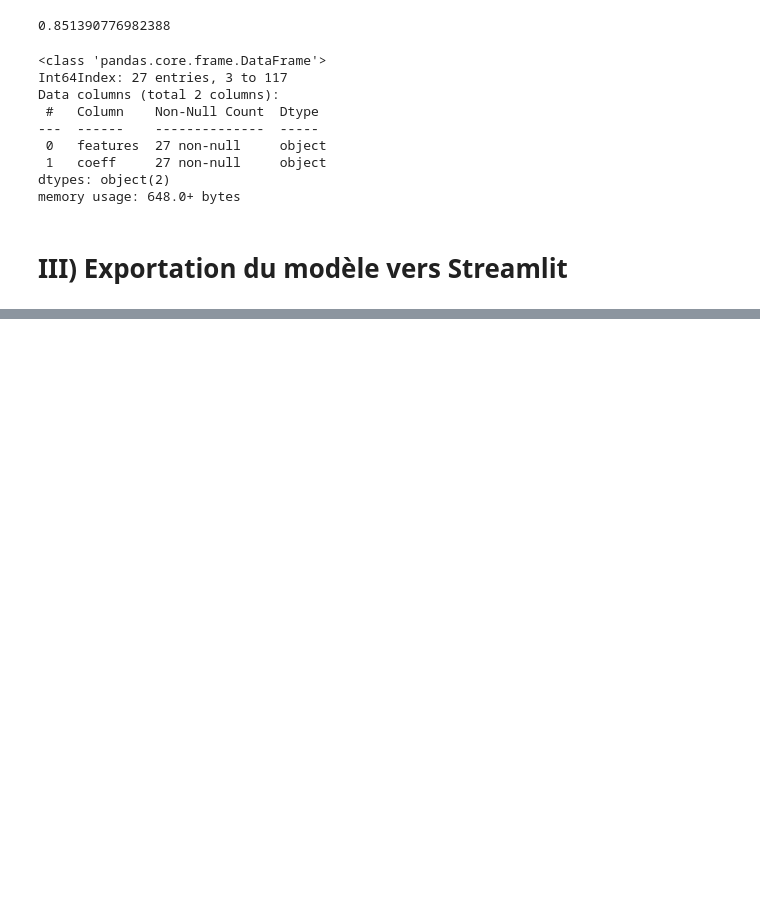
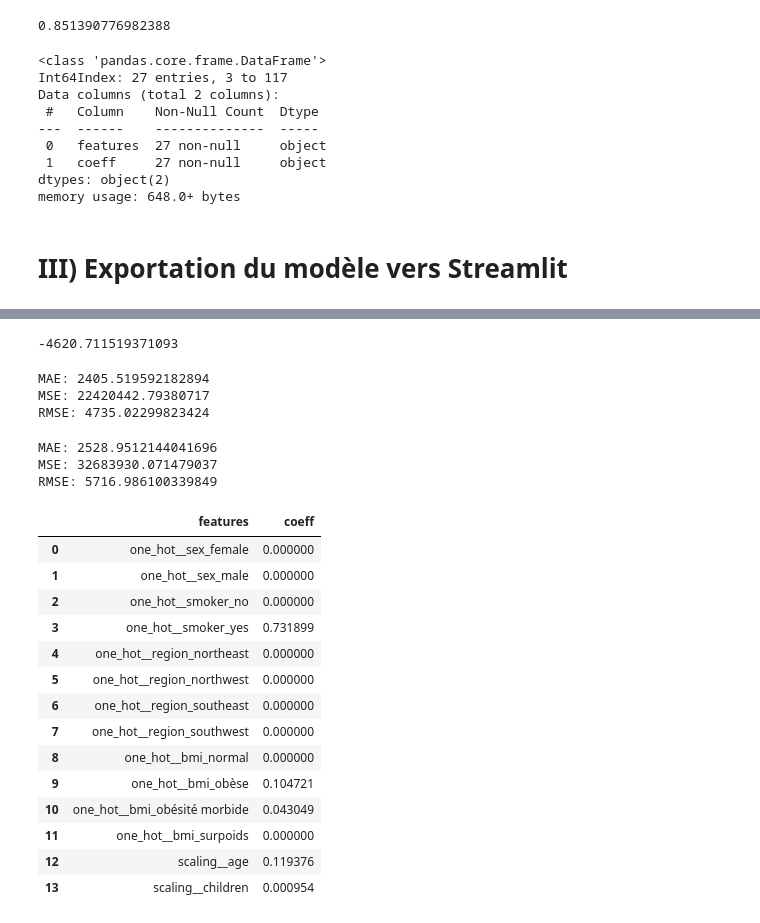
Before and after one commit to JynMoriarty/Assurance, a Jupyter notebook: modelisation.ipynb, the cells around one changed output, grey strips where cells are left out. Saved outputs shown, nothing was run; the diff lists cells and outputs as text; code cells hidden in the pictures; blank space fills up the shorter version.

```diff
--- a/modelisation.ipynb
+++ b/modelisation.ipynb
@@ -347,0 +419,46 @@ pickle_out4.close()
+# %%
+tuning_model.best_score_
+# %% [output]
+-4620.711519371093
+# %%
+tuned_pred = tuning_model.best_estimator_.predict(X_test)
+
+print('MAE:', metrics.mean_absolute_error(y_test,tuned_pred))
+print('MSE:', metrics.mean_squared_error(y_test, tuned_pred))
+print('RMSE:', np.sqrt(metrics.mean_squared_error(y_test, tuned_pred)))
+# %% [output]
+MAE: 2405.519592182894
+MSE: 22420442.79380717
+RMSE: 4735.02299823424
+# %%
+prediction = reg_decision_model.predict(X_test)
+print('MAE:', metrics.mean_absolute_error(y_test,prediction))
+print('MSE:', metrics.mean_squared_error(y_test, prediction))
+print('RMSE:', np.sqrt(metrics.mean_squared_error(y_test, prediction)))
+# %% [output]
+MAE: 2528.9512144041696
+MSE: 32683930.071479037
+RMSE: 5716.986100339849
+# %%
+list2 = tuning_model.best_estimator_[:-1].get_feature_names_out()
+# %%
+list1 = tuning_model.best_estimator_.named_steps['decisiontreeregressor'].feature_importances_
+# %%
+features = pd.DataFrame(list(zip(list2,list1)),columns=['features','coeff'])
+features
+# %% [output]
+|  | features | coeff |
+| 0 | one_hot__sex_female | 0.000000 |
+| 1 | one_hot__sex_male | 0.000000 |
+| 2 | one_hot__smoker_no | 0.000000 |
+| 3 | one_hot__smoker_yes | 0.731899 |
+| 4 | one_hot__region_northeast | 0.000000 |
+| 5 | one_hot__region_northwest | 0.000000 |
+| 6 | one_hot__region_southeast | 0.000000 |
+| 7 | one_hot__region_southwest | 0.000000 |
+| 8 | one_hot__bmi_normal | 0.000000 |
+| 9 | one_hot__bmi_obèse | 0.104721 |
+| 10 | one_hot__bmi_obésité morbide | 0.043049 |
+| 11 | one_hot__bmi_surpoids | 0.000000 |
+| 12 | scaling__age | 0.119376 |
+| 13 | scaling__children | 0.000954 |
```
Also changed, not shown: parts of 9 cells of this notebook, 12 other files.
